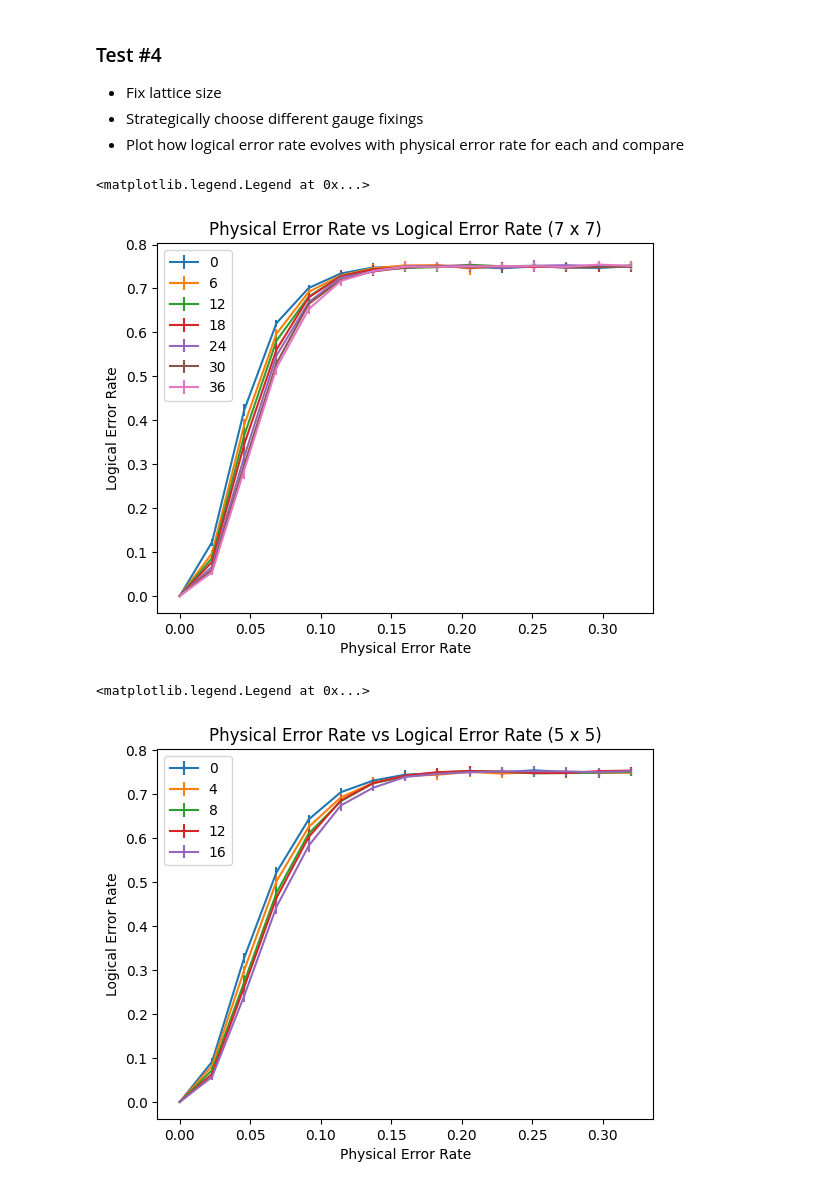
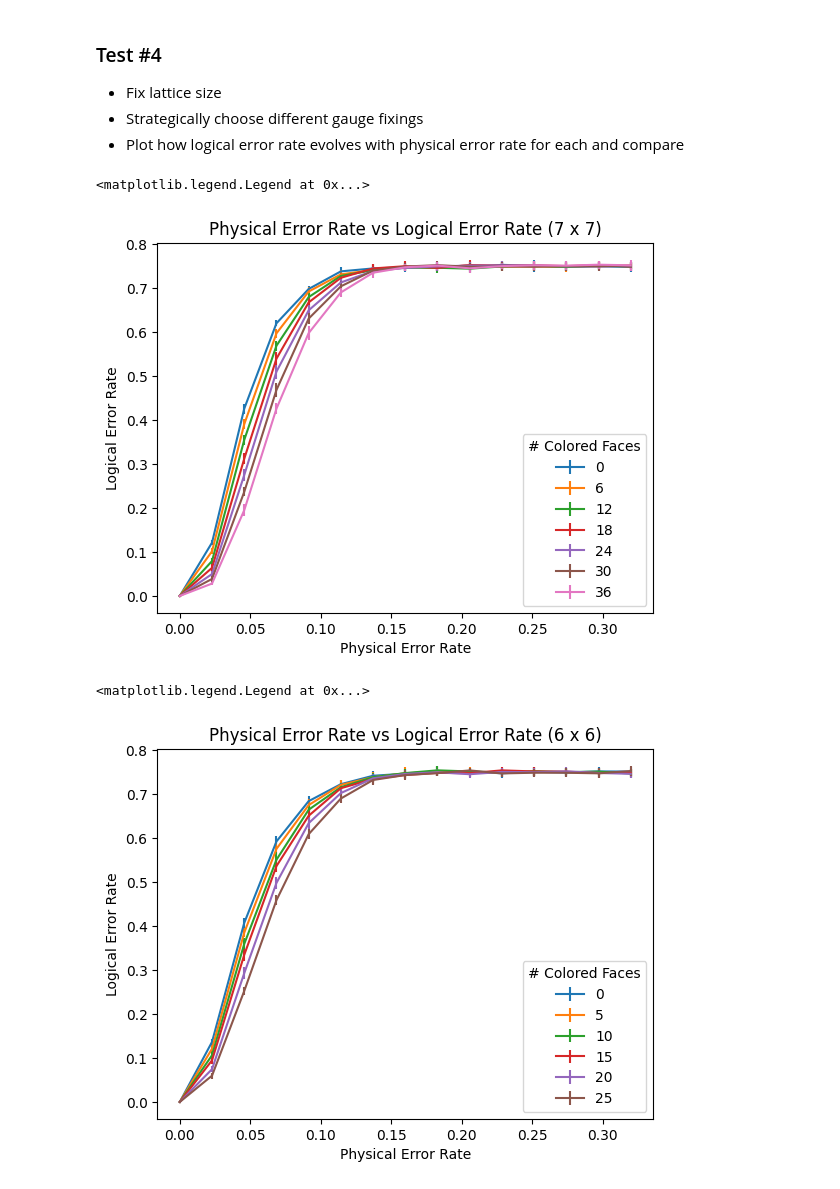
Before and after one commit to jpmarceaux/QuantumHardwareSubgroup, a Jupyter notebook: lib/systematic_code_cap_simulation.ipynb, the cells around one changed output. Drawn from its saved outputs; the diff is of its cells as text; code cells hidden in the pictures.

```diff
--- a/lib/systematic_code_cap_simulation.ipynb
+++ b/lib/systematic_code_cap_simulation.ipynb
@@ -405,7 +403,7 @@ def pcheck_clipX(pcheck):
 # %%
 dim = 8
 
-rates = [0.04, 0.04, 0.04]
+rates = [0.03, 0.03, 0.03]
 num_gauge_fixings = 100
 num_errors = 2000
 codespace_projection = np.zeros((num_gauge_fixings, num_errors))
@@ -440,6 +438,8 @@ for fix_num in tqdm(range(num_gauge_fixings)):
             logical_errors[fix_num][num_error] = 1
         if (twisted_product(pauli2vector(lat.Lx), error) == 1) or (twisted_product(pauli2vector(lat.Lz), error) == 1):
             uncorrected_logical_error_rate[fix_num][num_error] = 1
+
+assert(np.sum(codespace_projection) == 0)
 # %%
 logical_error_rates = []
 for row in logical_errors:
@@ -603,7 +606,7 @@ for num_faces in tqdm(num_faces_colored):
     for fix_num in range(num_gauge_fixings):
         lat = Lattice2D(dim, dim)
         coloring = np.zeros(((dim - 1)**2,))
-        locs = np.random.choice(list(range((dim - 1)**2)), int(num_faces))
+        locs = np.random.choice(list(range((dim - 1)**2)), int(num_faces), replace=False)
         for loc in locs:
             coloring[loc] = np.random.choice([-1,1])
         lat.color_lattice(coloring)
@@ -644,12 +650,12 @@ for num_faces in logical_error_probs.keys():
 plt.xlabel('Physical Error Rate')
 plt.ylabel('Logical Error Rate')
 plt.title('Physical Error Rate vs Logical Error Rate (7 x 7)')
-plt.legend()
+plt.legend(title='# Colored Faces')
 # %% [output]
 <matplotlib.legend.Legend at 0x...>
-[figure, old version]
+[figure, new version]
 # %%
-dim = 5
+dim = 6
 num_faces_colored = np.linspace(0, (dim - 1)**2, dim)
 num_gauge_fixings = 20
 phys_err_rates_range = np.linspace(0, 0.32, 15)
@@ -662,7 +668,7 @@ for num_faces in tqdm(num_faces_colored):
     for fix_num in range(num_gauge_fixings):
         lat = Lattice2D(dim, dim)
         coloring = np.zeros(((dim - 1)**2,))
-        locs = np.random.choice(list(range((dim - 1)**2)), int(num_faces))
+        locs = np.random.choice(list(range((dim - 1)**2)), int(num_faces), replace=False)
         for loc in locs:
             coloring[loc] = np.random.choice([-1,1])
         lat.color_lattice(coloring)
@@ -697,13 +706,13 @@ for num_faces in logical_errors.keys():
 # %%
 for num_faces in logical_error_probs.keys():
     logical_error_list = np.array(logical_error_probs[num_faces])
     logical_error_list_mean = np.mean(logical_error_list, axis=0)
     logical_error_list_std = np.std(logical_error_list, axis=0)
     plt.errorbar(phys_err_rates_range, logical_error_list_mean, yerr=logical_error_list_std, label=str(num_faces))
 plt.xlabel('Physical Error Rate')
 plt.ylabel('Logical Error Rate')
-plt.title('Physical Error Rate vs Logical Error Rate (5 x 5)')
-plt.legend()
+plt.title('Physical Error Rate vs Logical Error Rate (6 x 6)')
+plt.legend(title='# Colored Faces')
 # %% [output]
 <matplotlib.legend.Legend at 0x...>
-[figure, old version]
+[figure, new version]
```
Also changed, not shown: parts of 23 cells of this notebook, 11 other files.
